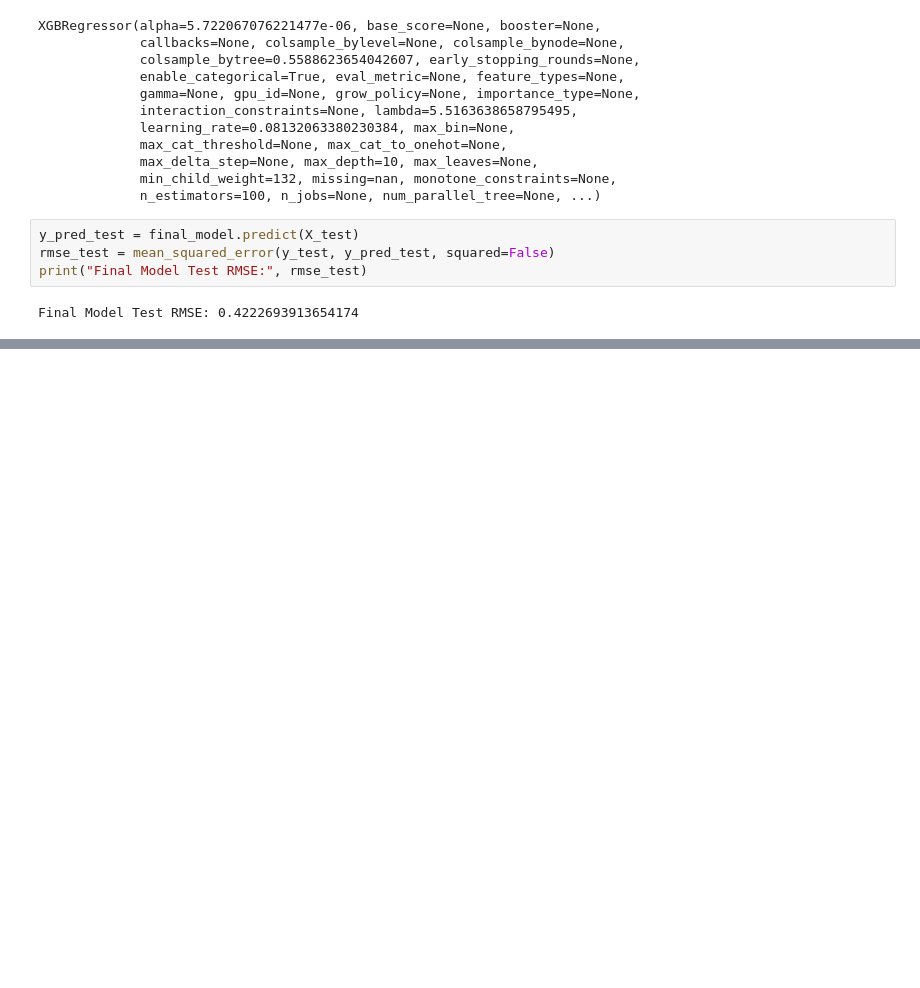
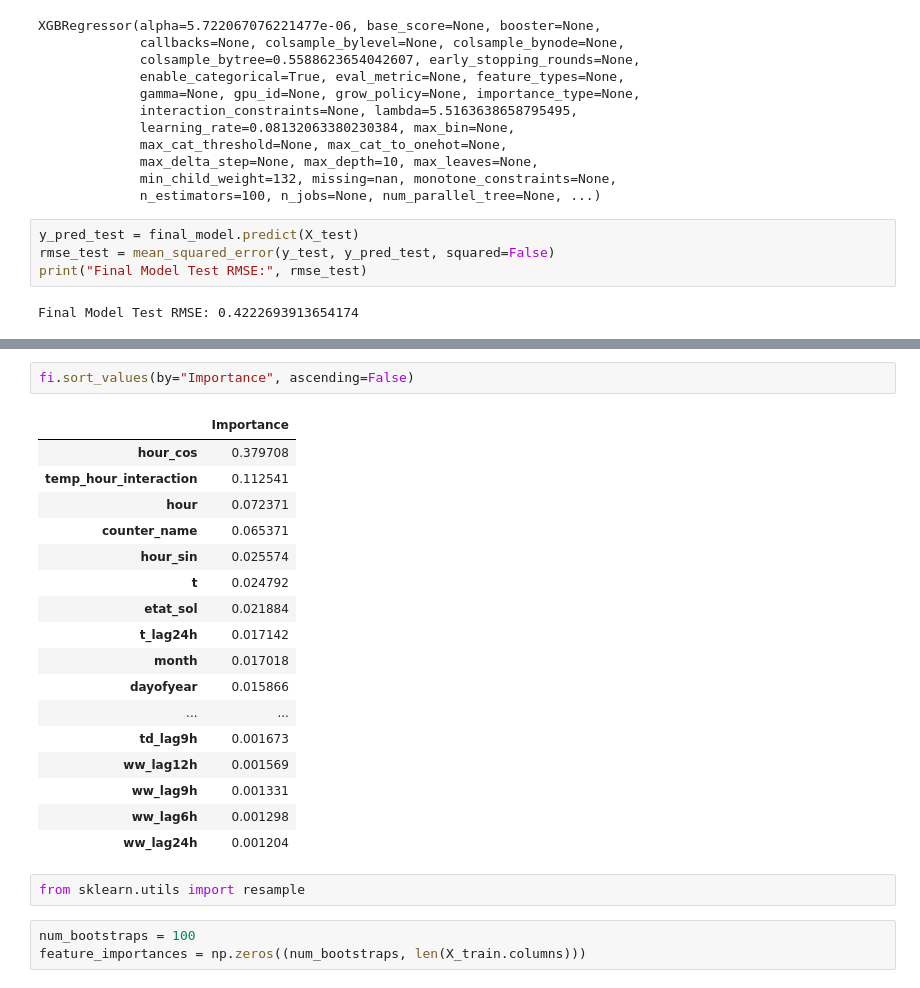
Before and after one commit to Ameya1337/Bike-Counters-Ameya---Qiling, a Jupyter notebook: timeseries continued.ipynb, the cells around one changed output, grey strips where cells are left out. Drawn from its saved outputs; the diff is of its cells as text; blank space fills up the shorter version.

```diff
--- a/timeseries continued.ipynb
+++ b/timeseries continued.ipynb
@@ -1682,0 +2059,25 @@ Final Model Test RMSE: 0.4222693913654174
+# %%
+fi.sort_values(by="Importance", ascending=False)
+# %% [output]
+|  | Importance |
+| hour_cos | 0.379708 |
+| temp_hour_interaction | 0.112541 |
+| hour | 0.072371 |
+| counter_name | 0.065371 |
+| hour_sin | 0.025574 |
+| t | 0.024792 |
+| etat_sol | 0.021884 |
+| t_lag24h | 0.017142 |
+| month | 0.017018 |
+| dayofyear | 0.015866 |
+| ... | ... |
+| td_lag9h | 0.001673 |
+| ww_lag12h | 0.001569 |
+| ww_lag9h | 0.001331 |
+| ww_lag6h | 0.001298 |
+| ww_lag24h | 0.001204 |
+# %%
+from sklearn.utils import resample
+# %%
+num_bootstraps = 100
+feature_importances = np.zeros((num_bootstraps, len(X_train.columns)))
```
Also changed, not shown: parts of 59 cells of this notebook, 7 other files.
